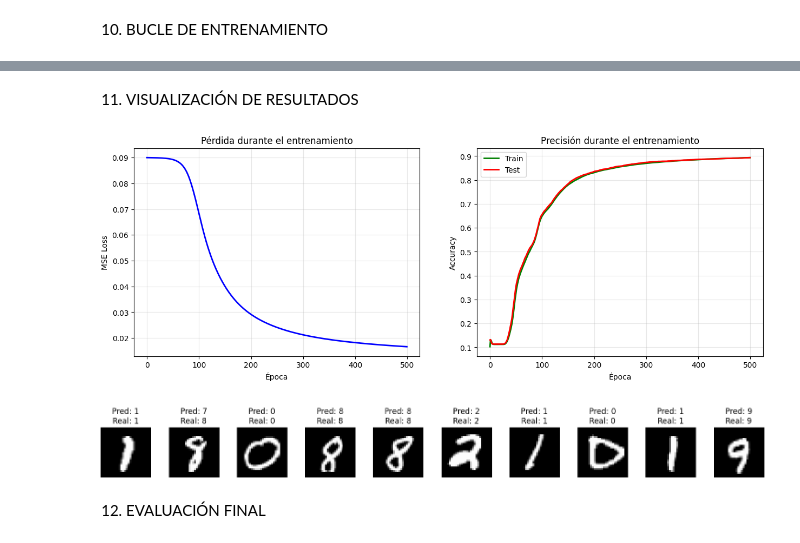
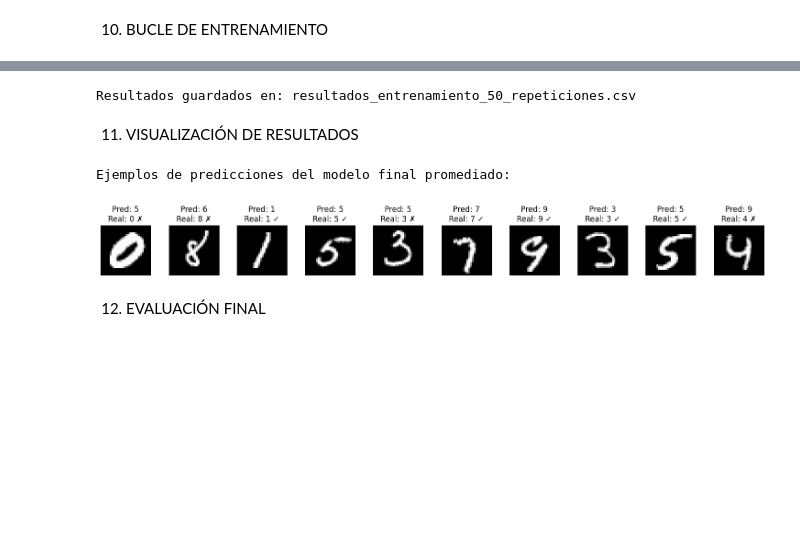
Before and after one commit to JDCM01/entrenamiento_red_neuronal_MNIST, a Jupyter notebook: red_neuronal_MNIST.ipynb, the cells around one changed output, grey strips where cells are left out. Cells and saved outputs as stored; diff of their text form; code cells hidden in the pictures; blank space fills up the shorter version.

Commit message:
implementacion de varios ciclos de entrenamiento

```diff
--- a/red_neuronal_MNIST.ipynb
+++ b/red_neuronal_MNIST.ipynb
@@ -489,41 +544,31 @@ Muestras de entrenamiento: 60000
+# %%
+# Guardar resultados detallados por iteración en CSV
+ruta_csv_resultados = "resultados_entrenamiento_50_repeticiones.csv"
+df_resultados.to_csv(ruta_csv_resultados, index=False)
+print(f"\nResultados guardados en: {ruta_csv_resultados}")
+# %% [output]
+Resultados guardados en: resultados_entrenamiento_50_repeticiones.csv
 # %% [markdown]
 11. VISUALIZACIÓN DE RESULTADOS
 # %%
-plt.figure(figsize=(15, 5))
+# Mostrar ejemplos de predicciones del modelo final promediado de la última repetición
+print("\nEjemplos de predicciones del modelo final promediado:")
 
-# Gráfico 1: Pérdida
-plt.subplot(1, 2, 1)
-plt.plot(train_losses, 'b-', linewidth=2)
-plt.title('Pérdida durante el entrenamiento')
-plt.xlabel('Época')
-plt.ylabel('MSE Loss')
-plt.grid(True, alpha=0.3)
-
-# Gráfico 2: Precisión
-plt.subplot(1, 2, 2)
-plt.plot(train_accuracies, 'g-', label='Train', linewidth=2)
-plt.plot(test_accuracies, 'r-', label='Test', linewidth=2)
-plt.title('Precisión durante el entrenamiento')
-plt.xlabel('Época')
-plt.ylabel('Accuracy')
-plt.legend()
-plt.grid(True, alpha=0.3)
-
-# Gráfico 3: Predicciones de ejemplo (ensamble)
 plt.figure(figsize=(15, 3))
 sample_indices = np.random.choice(len(X_test), 10, replace=False)
-predictions = predict_ensemble(X_test[sample_indices], [params_part1, params_part2])
+predictions = predict(X_test[sample_indices], params_final)
 
 for i, idx in enumerate(sample_indices):
     plt.subplot(2, 10, i+1)
     plt.imshow(X_test[idx].reshape(28, 28), cmap='gray')
-    plt.title(f"Pred: {predictions[i]}\nReal: {y_test[idx]}")
+    correcto = '✓' if predictions[i] == y_test[idx] else '✗'
+    plt.title(f"Pred: {predictions[i]}\nReal: {y_test[idx]} {correcto}")
     plt.axis('off')
 
 plt.tight_layout()
 plt.show()
 # %% [output]
+Ejemplos de predicciones del modelo final promediado:
-[figure, old version]
+[figure, new version]
-[figure, removed]
 # %% [markdown]
 12. EVALUACIÓN FINAL
```
Also changed, not shown: parts of 10 cells of this notebook.
